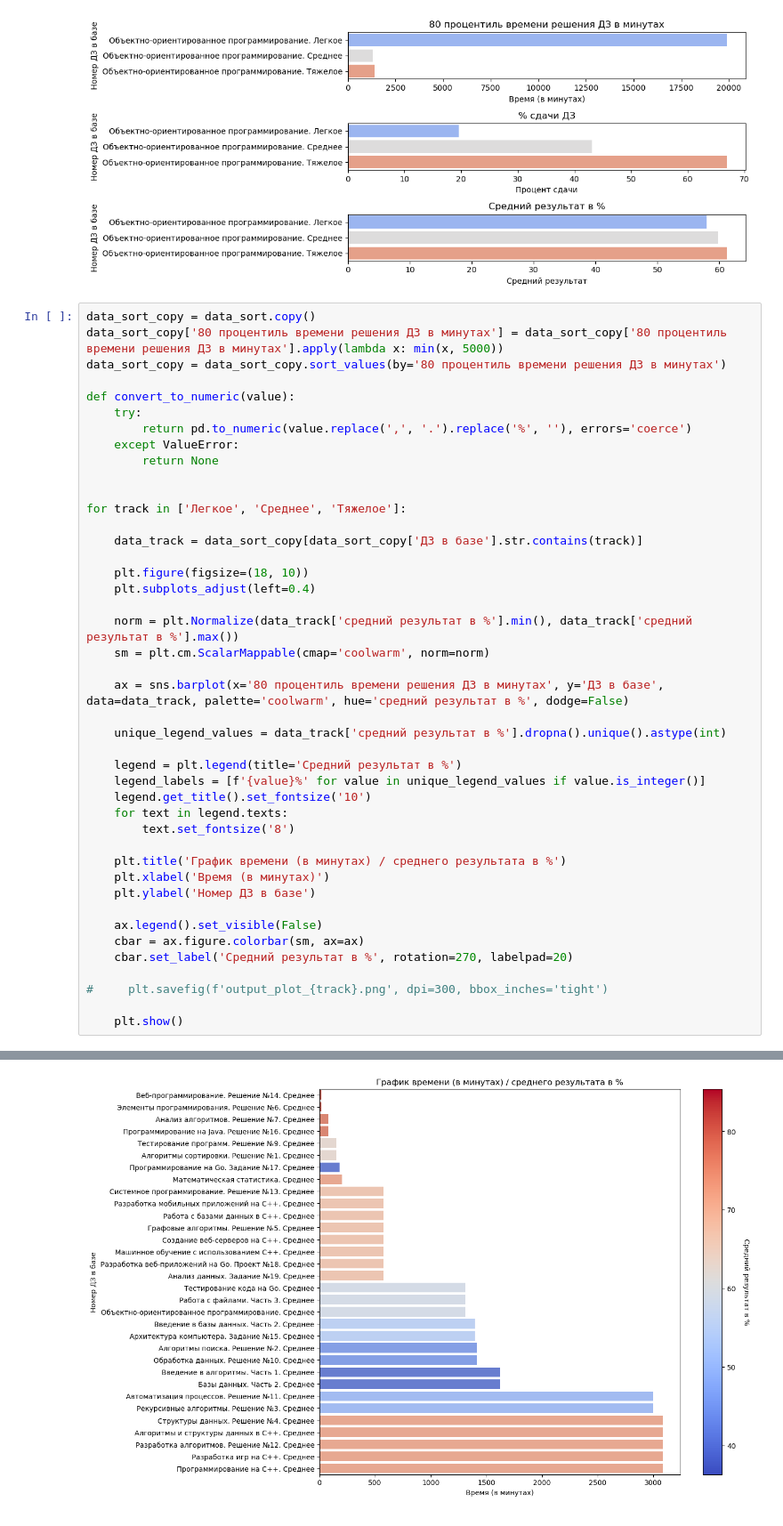
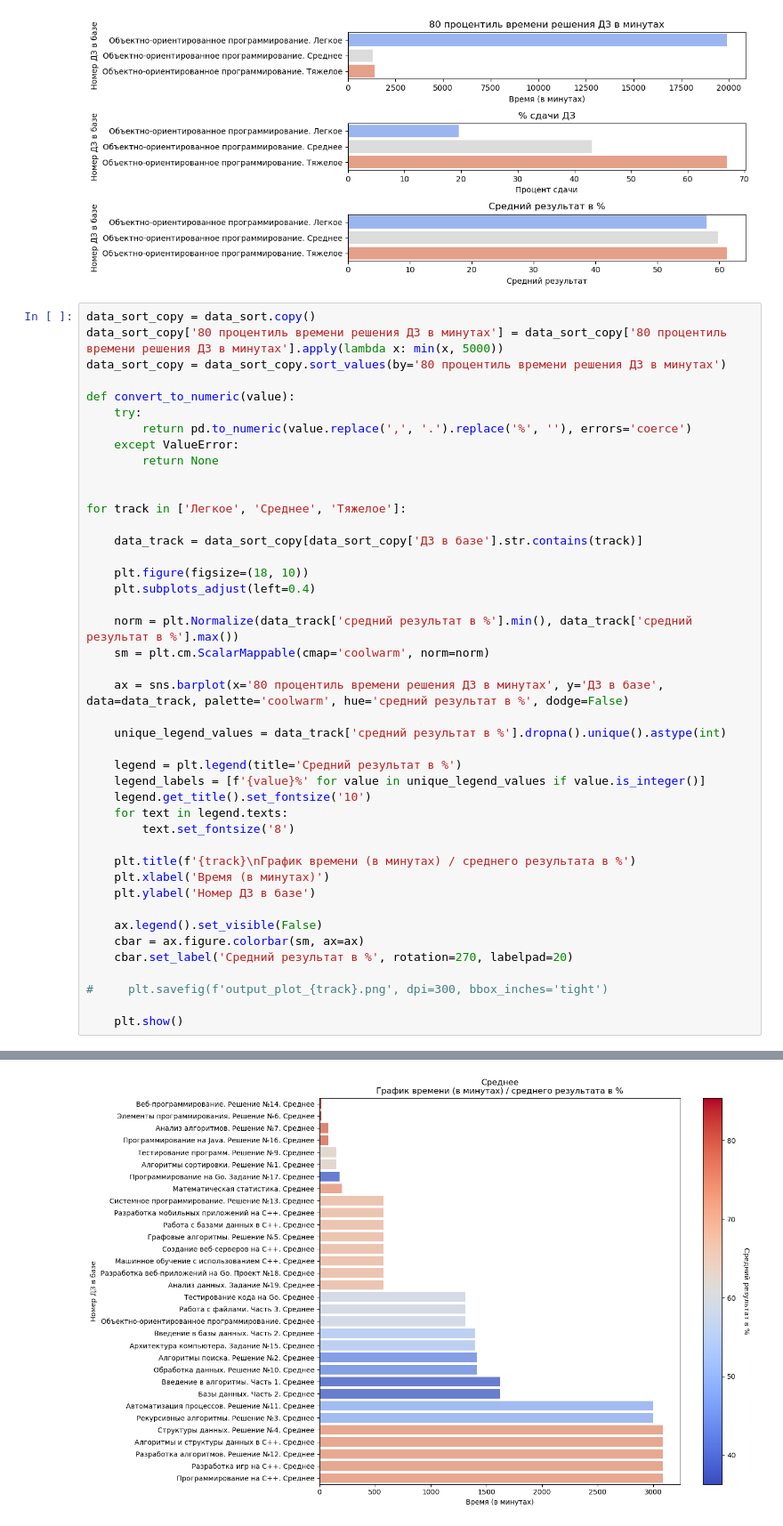
Before and after one commit to serioio321/homework_analysis, a Jupyter notebook: homework_analysis.ipynb, the cells around one changed output, grey strips where cells are left out. Shown at 89% size. Saved outputs shown, nothing was run; the diff lists cells and outputs as text.

Commit message:
changing the titles of the charts

```diff
--- a/homework_analysis.ipynb
+++ b/homework_analysis.ipynb
@@ -151,7 +151,7 @@ for track in ['Легкое', 'Среднее', 'Тяжелое']:
     for text in legend.texts:
         text.set_fontsize('8')
 
-    plt.title('График времени (в минутах) / среднего результата в %')
+    plt.title(f'{track}\nГрафик времени (в минутах) / среднего результата в %')
     plt.xlabel('Время (в минутах)')
     plt.ylabel('Номер ДЗ в базе')
 
@@ -167 +167 @@ for track in ['Легкое', 'Среднее', 'Тяжелое']:
-[figure, old version]
+[figure, new version]
```
Also changed, not shown: parts of 1 cell of this notebook.
